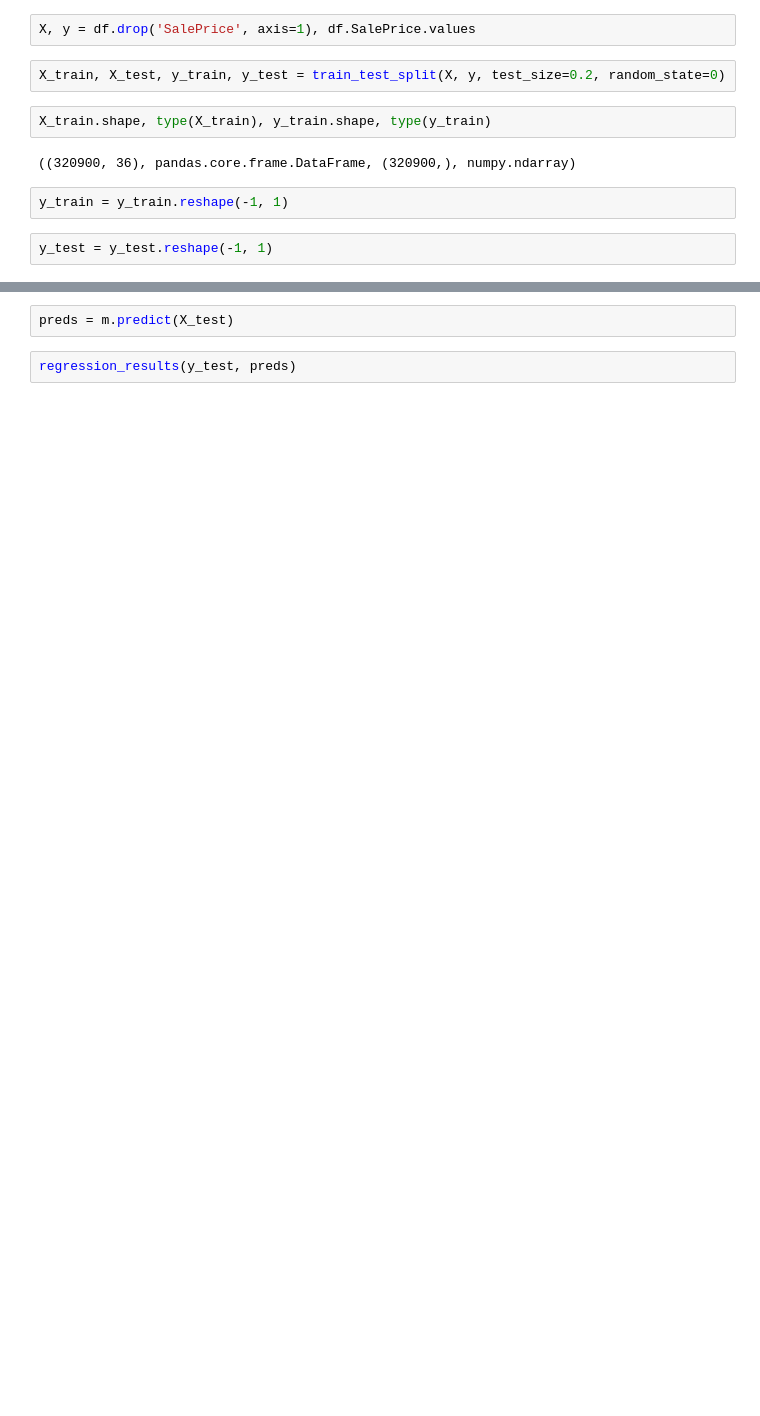
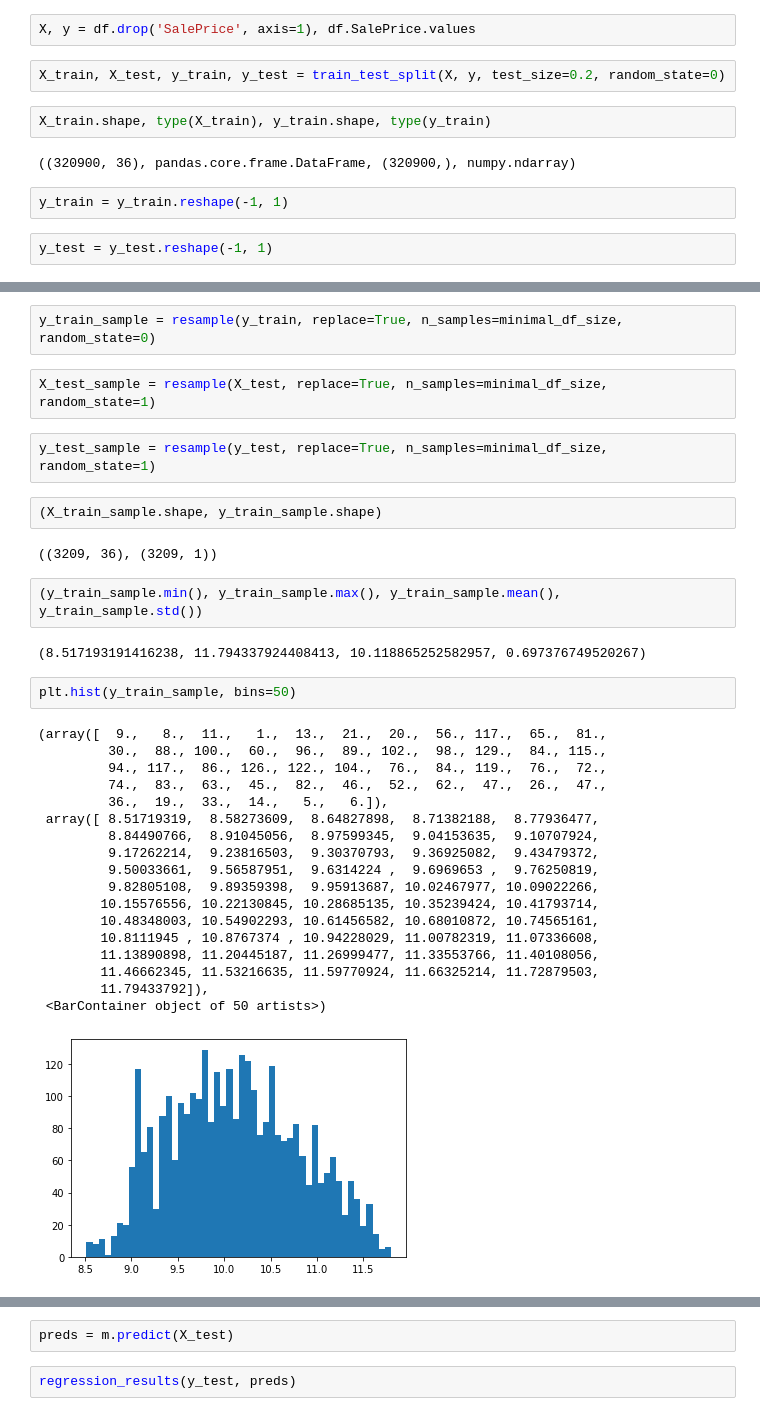
Before and after one commit to florent-haffner/datascience-playground, a Jupyter notebook: notebooks/machine learning/2021-11 - regression basics - bulldozer - sklearn - 2 - studiying feature selection.ipynb, the cells around one changed output, grey strips where cells are left out. Drawn from its saved outputs; the diff is of its cells as text; blank space fills up the shorter version.

```diff
--- a/notebooks/machine learning/2021-11 - regression basics - bulldozer - sklearn - 2 - studiying feature selection.ipynb
+++ b/notebooks/machine learning/2021-11 - regression basics - bulldozer - sklearn - 2 - studiying feature selection.ipynb
@@ -88,2 +119,37 @@ y_test = y_test.reshape(-1, 1)
+# %%
+y_train_sample = resample(y_train, replace=True, n_samples=minimal_df_size, random_state=0)
+# %%
+X_test_sample = resample(X_test, replace=True, n_samples=minimal_df_size, random_state=1)
+# %%
+y_test_sample = resample(y_test, replace=True, n_samples=minimal_df_size, random_state=1)
+# %%
+(X_train_sample.shape, y_train_sample.shape)
+# %% [output]
+((3209, 36), (3209, 1))
+# %%
+(y_train_sample.min(), y_train_sample.max(), y_train_sample.mean(), y_train_sample.std())
+# %% [output]
+(8.517193191416238, 11.794337924408413, 10.118865252582957, 0.697376749520267)
+# %%
+plt.hist(y_train_sample, bins=50)
+# %% [output]
+(array([  9.,   8.,  11.,   1.,  13.,  21.,  20.,  56., 117.,  65.,  81.,
+         30.,  88., 100.,  60.,  96.,  89., 102.,  98., 129.,  84., 115.,
+         94., 117.,  86., 126., 122., 104.,  76.,  84., 119.,  76.,  72.,
+         74.,  83.,  63.,  45.,  82.,  46.,  52.,  62.,  47.,  26.,  47.,
+         36.,  19.,  33.,  14.,   5.,   6.]),
+ array([ 8.51719319,  8.58273609,  8.64827898,  8.71382188,  8.77936477,
+         8.84490766,  8.91045056,  8.97599345,  9.04153635,  9.10707924,
+         9.17262214,  9.23816503,  9.30370793,  9.36925082,  9.43479372,
+         9.50033661,  9.56587951,  9.6314224 ,  9.6969653 ,  9.76250819,
+         9.82805108,  9.89359398,  9.95913687, 10.02467977, 10.09022266,
+        10.15576556, 10.22130845, 10.28685135, 10.35239424, 10.41793714,
+        10.48348003, 10.54902293, 10.61456582, 10.68010872, 10.74565161,
+        10.8111945 , 10.8767374 , 10.94228029, 11.00782319, 11.07336608,
+        11.13890898, 11.20445187, 11.26999477, 11.33553766, 11.40108056,
+        11.46662345, 11.53216635, 11.59770924, 11.66325214, 11.72879503,
+        11.79433792]),
+ <BarContainer object of 50 artists>)
+[figure, added]
 # %%
 m = RandomForestRegressor(n_jobs=-1)
```
Also changed, not shown: parts of 121 cells of this notebook.
